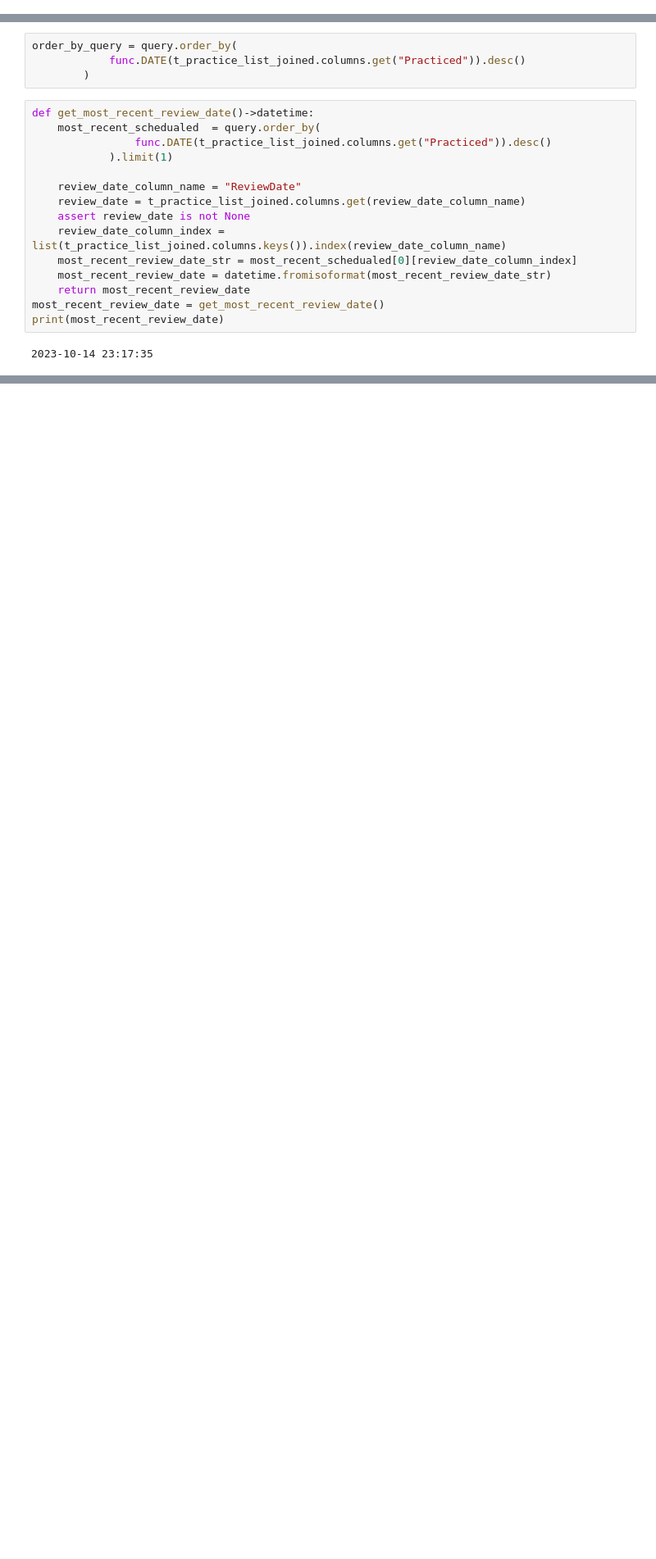
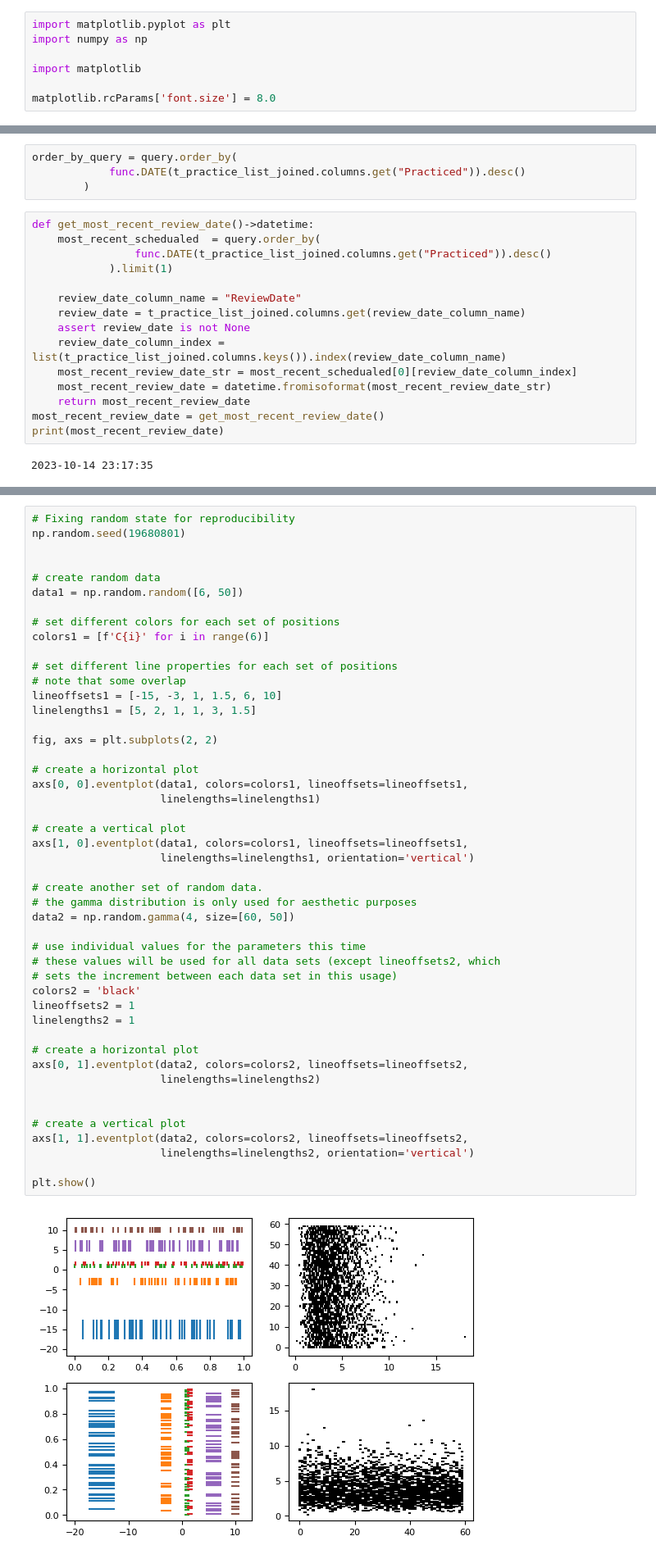
Before and after one commit to sboagy/tunetrees, a Jupyter notebook: ttrees_db.ipynb, the cells around one changed output, grey strips where cells are left out. Shown: that part at 82% size. Drawn from its saved outputs; the diff is of its cells as text; blank space fills up the shorter version.

```diff
--- a/ttrees_db.ipynb
+++ b/ttrees_db.ipynb
@@ -11,3 +11,10 @@ from sqlalchemy import Column, Float, ForeignKey, Index, Integer, Table, Text, t
 
 
 from tunetrees.models.tunetrees import t_practice_list_joined, metadata
+# %%
+import matplotlib.pyplot as plt
+import numpy as np
+
+import matplotlib
+
+matplotlib.rcParams['font.size'] = 8.0
@@ -74,0 +89,49 @@ print(tabulate(scheduled_rows, headers=t_practice_list_joined.columns.keys()))
+# %%
+# Fixing random state for reproducibility
+np.random.seed(19680801)
+
+
+# create random data
+data1 = np.random.random([6, 50])
+
+# set different colors for each set of positions
+colors1 = [f'C{i}' for i in range(6)]
+
+# set different line properties for each set of positions
+# note that some overlap
+lineoffsets1 = [-15, -3, 1, 1.5, 6, 10]
+linelengths1 = [5, 2, 1, 1, 3, 1.5]
+
+fig, axs = plt.subplots(2, 2)
+
+# create a horizontal plot
+axs[0, 0].eventplot(data1, colors=colors1, lineoffsets=lineoffsets1,
+                    linelengths=linelengths1)
+
+# create a vertical plot
+axs[1, 0].eventplot(data1, colors=colors1, lineoffsets=lineoffsets1,
+                    linelengths=linelengths1, orientation='vertical')
+
+# create another set of random data.
+# the gamma distribution is only used for aesthetic purposes
+data2 = np.random.gamma(4, size=[60, 50])
+
+# use individual values for the parameters this time
+# these values will be used for all data sets (except lineoffsets2, which
+# sets the increment between each data set in this usage)
+colors2 = 'black'
+lineoffsets2 = 1
+linelengths2 = 1
+
+# create a horizontal plot
+axs[0, 1].eventplot(data2, colors=colors2, lineoffsets=lineoffsets2,
+                    linelengths=linelengths2)
+
+
+# create a vertical plot
+axs[1, 1].eventplot(data2, colors=colors2, lineoffsets=lineoffsets2,
+                    linelengths=linelengths2, orientation='vertical')
+
+plt.show()
+# %% [output]
+[figure, added]
```
Also changed, not shown: parts of 2 cells of this notebook.
